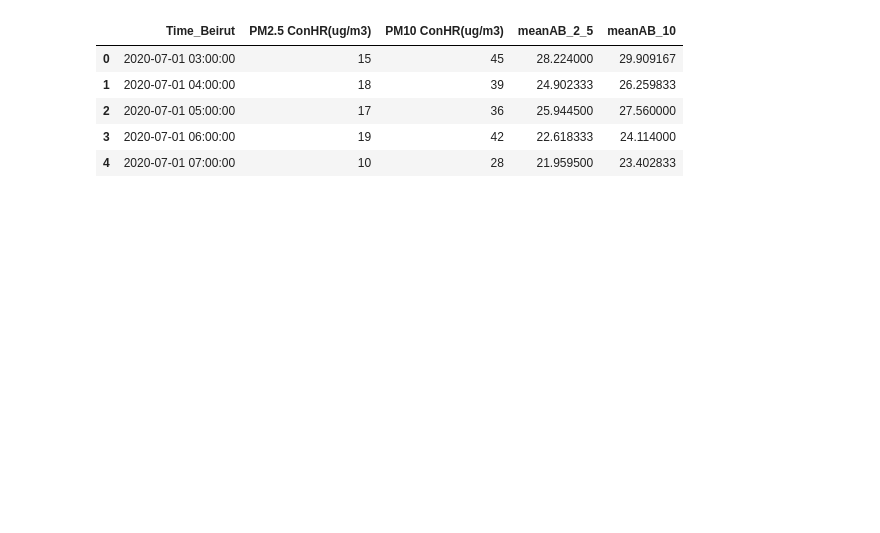
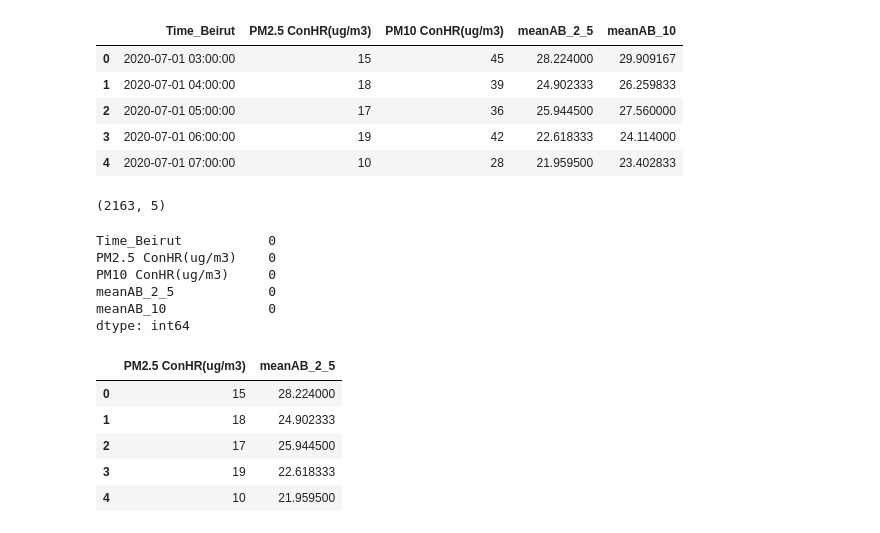
Before and after one commit to dariahavryshchuk/air-quality-sensor-ml, a Jupyter notebook: sensor_calibration.ipynb, the cells around one changed output. Cells and saved outputs as stored; diff of their text form; code cells hidden in the pictures; blank space fills up the shorter version.

```diff
--- a/sensor_calibration.ipynb
+++ b/sensor_calibration.ipynb
@@ -11,3 +21,25 @@ df.head()
 | 2 | 2020-07-01 05:00:00 | 17 | 36 | 25.944500 | 27.560000 |
 | 3 | 2020-07-01 06:00:00 | 19 | 42 | 22.618333 | 24.114000 |
 | 4 | 2020-07-01 07:00:00 | 10 | 28 | 21.959500 | 23.402833 |
+# %%
+df.shape
+# %% [output]
+(2163, 5)
+# %%
+df.isnull().sum()
+# %% [output]
+Time_Beirut           0
+PM2.5 ConHR(ug/m3)    0
+PM10 ConHR(ug/m3)     0
+meanAB_2_5            0
+meanAB_10             0
+dtype: int64
+# %%
+df[["PM2.5 ConHR(ug/m3)", "meanAB_2_5"]].head()
+# %% [output]
+|  | PM2.5 ConHR(ug/m3) | meanAB_2_5 |
+| 0 | 15 | 28.224000 |
+| 1 | 18 | 24.902333 |
+| 2 | 17 | 25.944500 |
+| 3 | 19 | 22.618333 |
+| 4 | 10 | 21.959500 |
```
Also changed, not shown: parts of 38 cells of this notebook, 1 other file.
